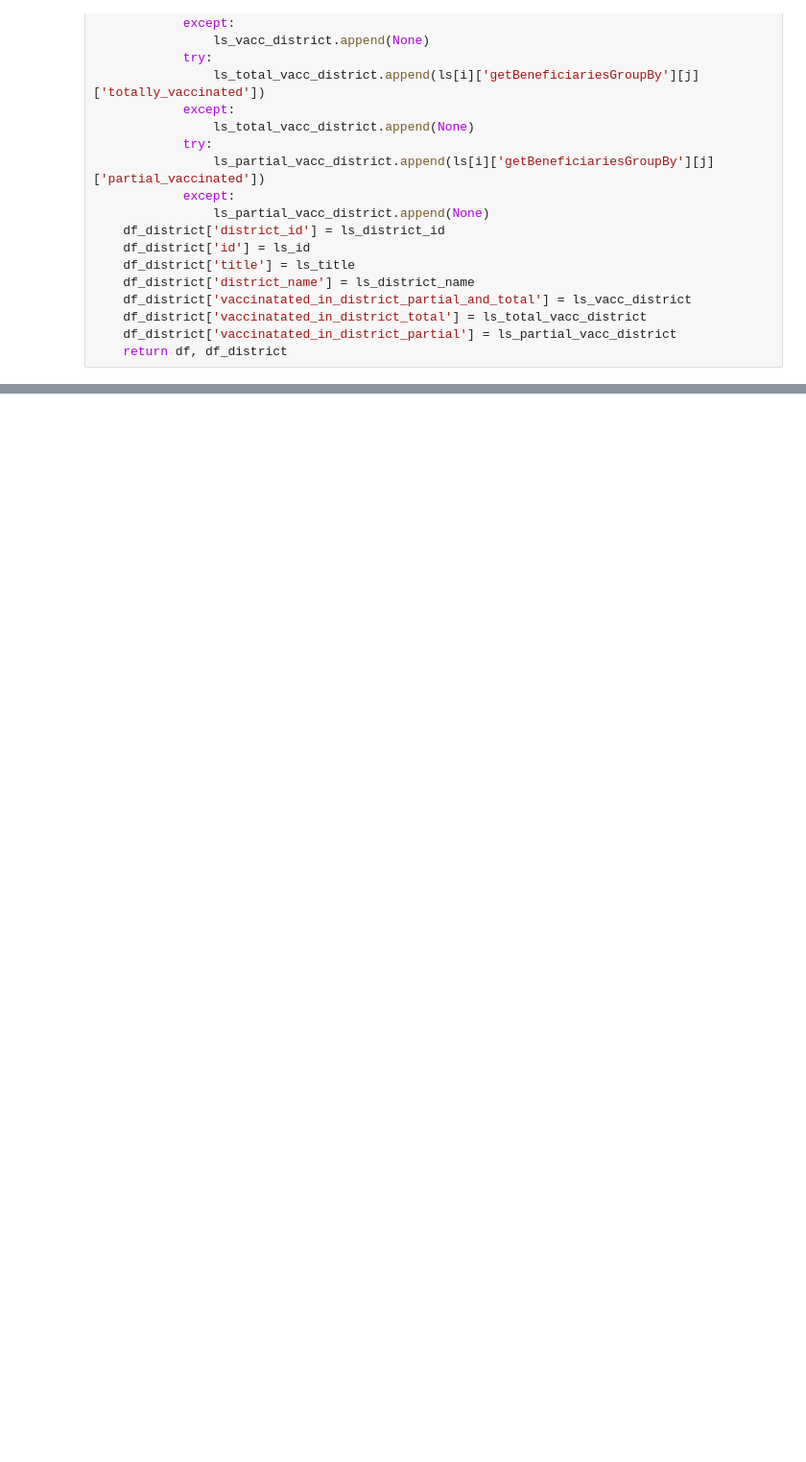
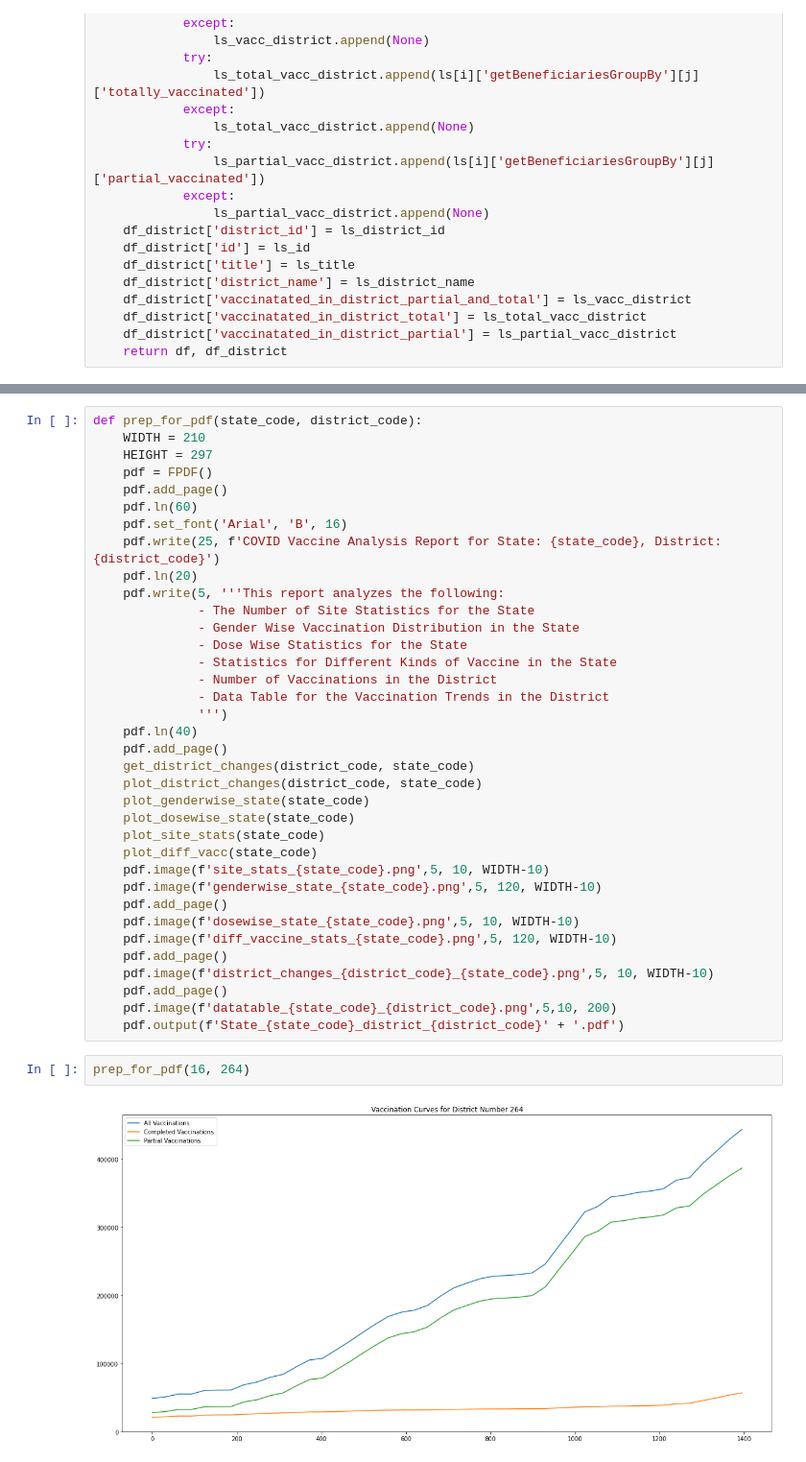
Before and after one commit to kaarana/CoWIN-Data, a Jupyter notebook: Vaccine Analysis.ipynb, the cells around one changed output, grey strips where cells are left out. Shown at 96% size. Drawn from its saved outputs; the diff is of its cells as text; blank space fills up the shorter version.

```diff
--- a/Vaccine Analysis.ipynb
+++ b/Vaccine Analysis.ipynb
@@ -263,0 +293,40 @@ timestamp 2021-03-09 18:01:29
+# %%
+def prep_for_pdf(state_code, district_code):
+    WIDTH = 210
+    HEIGHT = 297
+    pdf = FPDF()
+    pdf.add_page()
+    pdf.ln(60)
+    pdf.set_font('Arial', 'B', 16)
+    pdf.write(25, f'COVID Vaccine Analysis Report for State: {state_code}, District: {district_code}')
+    pdf.ln(20)
+    pdf.write(5, '''This report analyzes the following:
+              - The Number of Site Statistics for the State
+              - Gender Wise Vaccination Distribution in the State
+              - Dose Wise Statistics for the State
+              - Statistics for Different Kinds of Vaccine in the State
+              - Number of Vaccinations in the District
+              - Data Table for the Vaccination Trends in the District
+              ''')
+    pdf.ln(40)
+    pdf.add_page()
+    get_district_changes(district_code, state_code)
+    plot_district_changes(district_code, state_code)
+    plot_genderwise_state(state_code)
+    plot_dosewise_state(state_code)
+    plot_site_stats(state_code)
+    plot_diff_vacc(state_code)
+    pdf.image(f'site_stats_{state_code}.png',5, 10, WIDTH-10)
+    pdf.image(f'genderwise_state_{state_code}.png',5, 120, WIDTH-10)
+    pdf.add_page()
+    pdf.image(f'dosewise_state_{state_code}.png',5, 10, WIDTH-10)
+    pdf.image(f'diff_vaccine_stats_{state_code}.png',5, 120, WIDTH-10)
+    pdf.add_page()
+    pdf.image(f'district_changes_{district_code}_{state_code}.png',5, 10, WIDTH-10)
+    pdf.add_page()
+    pdf.image(f'datatable_{state_code}_{district_code}.png',5,10, 200)
+    pdf.output(f'State_{state_code}_district_{district_code}' + '.pdf')
+# %%
+prep_for_pdf(16, 264)
+# %% [output]
+[figure, added]
```
Also changed, not shown: parts of 7 cells of this notebook.
